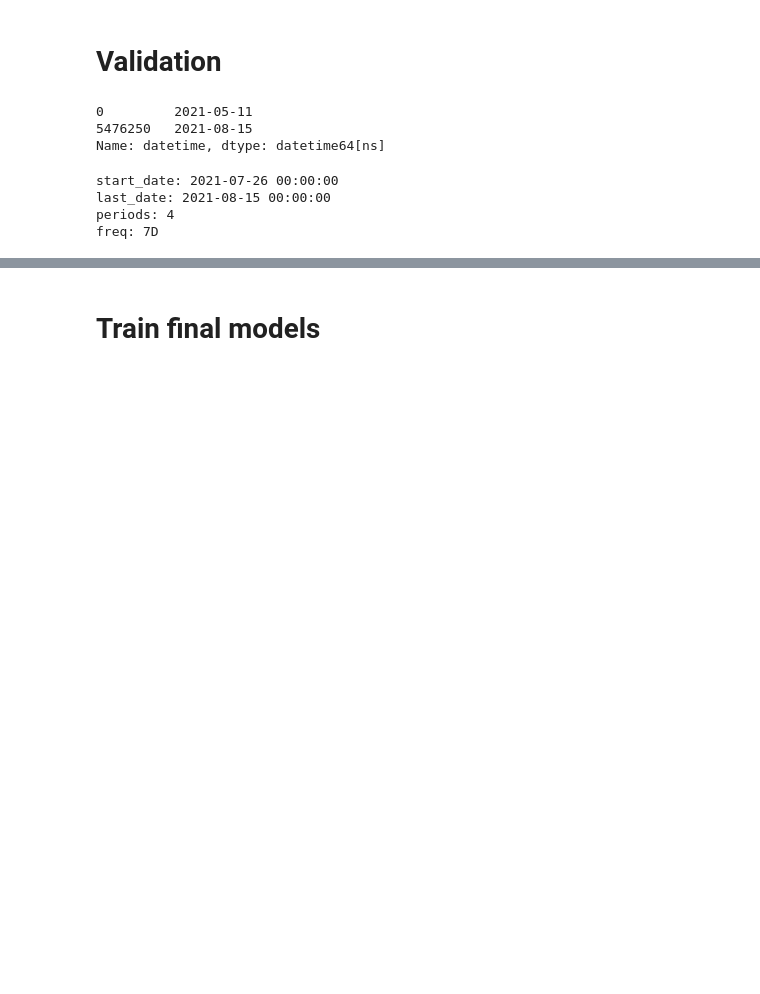
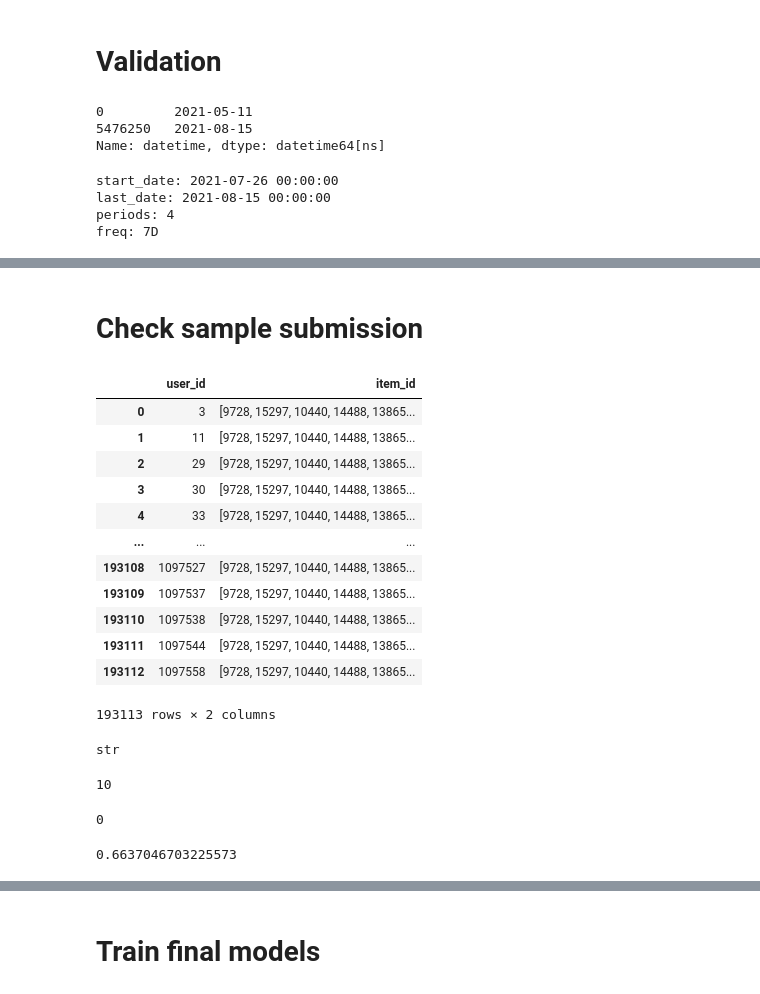
Before and after one commit to obopodo/recom-homework, a Jupyter notebook: hw1.ipynb, the cells around one changed output, grey strips where cells are left out. Drawn from its saved outputs; the diff is of its cells as text; code cells hidden in the pictures; blank space fills up the shorter version.

```diff
--- a/hw1.ipynb
+++ b/hw1.ipynb
@@ -592,0 +645,36 @@ pivot_results.round(5).sort_values(by=[('MAP@10', 'mean'), ('Recall@10', 'mean')
+# %% [markdown]
+# Check sample submission
+# %%
+submission_sample = pd.read_csv('data_full/sample_submission.csv')
+# %%
+submission_sample
+# %% [output]
+|  | user_id | item_id |
+| 0 | 3 | [9728, 15297, 10440, 14488, 13865... |
+| 1 | 11 | [9728, 15297, 10440, 14488, 13865... |
+| 2 | 29 | [9728, 15297, 10440, 14488, 13865... |
+| 3 | 30 | [9728, 15297, 10440, 14488, 13865... |
+| 4 | 33 | [9728, 15297, 10440, 14488, 13865... |
+| ... | ... | ... |
+| 193108 | 1097527 | [9728, 15297, 10440, 14488, 13865... |
+| 193109 | 1097537 | [9728, 15297, 10440, 14488, 13865... |
+| 193110 | 1097538 | [9728, 15297, 10440, 14488, 13865... |
+| 193111 | 1097544 | [9728, 15297, 10440, 14488, 13865... |
+| 193112 | 1097558 | [9728, 15297, 10440, 14488, 13865... |
+193113 rows × 2 columns
+# %%
+type(submission_sample.item_id[0])
+# %% [output]
+str
+# %%
+len(eval(submission_sample.item_id[0]))
+# %% [output]
+10
+# %%
+submission_sample.user_id.duplicated().sum()
+# %% [output]
+0
+# %%
+submission_sample.user_id.isin(interactions.user_id).sum() / submission_sample.shape[0]
+# %% [output]
+0.6637046703225573
```
Also changed, not shown: parts of 22 cells of this notebook.
